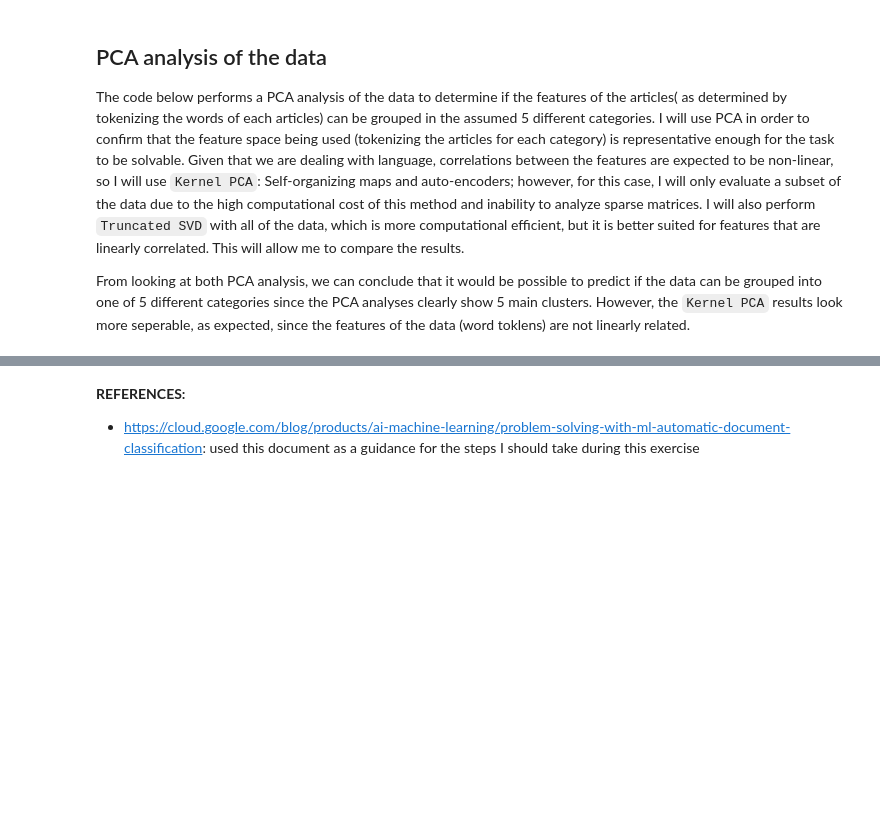
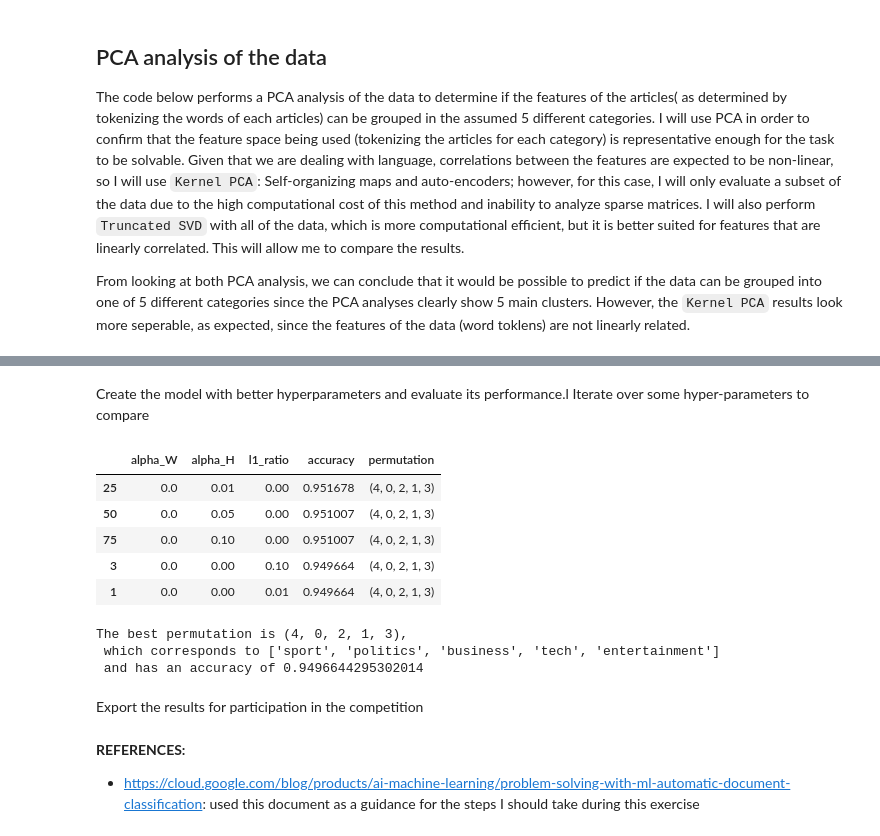
Before and after one commit to Adalberto-Machin/Kaggle_BBC_news_competition, a Jupyter notebook: report.ipynb, the cells around one changed output, grey strips where cells are left out. Cells and saved outputs as stored; diff of their text form; code cells hidden in the pictures; blank space fills up the shorter version.

Commit message:
done with the competition

```diff
--- a/report.ipynb
+++ b/report.ipynb
@@ -308,0 +339,76 @@ example.vectorize_words(example.factorized_train)
+# %% [markdown]
+Create the model with better hyperparameters and evaluate its performance.l Iterate over some hyper-parameters to compare
+# %%
+from sklearn.model_selection import ParameterGrid
+parameter_iter = {'alpha_W':[0.0, 0.01, 0.05, 0.1, 1],
+                  'alpha_H':[0.0, 0.01, 0.05, 0.1, 1],
+                  'l1_ratio':[0.0, 0.01, 0.05, 0.1, 1]}
+#create list to store the results
+results = []
+# do the hyperparameter iteration
+for params in ParameterGrid(parameter_iter):
+      # run the model with default parameters
+      W,H = article_model.NMF_execute(article_model.word_model_sparse,
+                                    alpha_W=params['alpha_W'], alpha_H=params['alpha_H'], l1_ratio=params['l1_ratio'], max_iter=500)
+
+      # get the predicted category for each article
+      predicted_topics = W.argmax(axis=1)
+
+      # determine what the model's assumed position actually maps to the actual categories
+      # and calculate its accuracy
+      perm, acc = article_model.label_permute_compare(article_model.data_train, predicted_topics)
+      results.append({
+            'alpha_W': params['alpha_W'],
+            'alpha_H': params['alpha_H'],
+            'l1_ratio': params['l1_ratio'],
+            'accuracy': acc,
+            'permutation': perm
+            })
+
+# Create a dataframe that summarizes the results
+results_summary = pd.DataFrame(results).sort_values(by='accuracy', ascending=False)
+results_summary.head()
+# %% [output]
+|  | alpha_W | alpha_H | l1_ratio | accuracy | permutation |
+| 25 | 0.0 | 0.01 | 0.00 | 0.951678 | (4, 0, 2, 1, 3) |
+| 50 | 0.0 | 0.05 | 0.00 | 0.951007 | (4, 0, 2, 1, 3) |
+| 75 | 0.0 | 0.10 | 0.00 | 0.951007 | (4, 0, 2, 1, 3) |
+| 3 | 0.0 | 0.00 | 0.10 | 0.949664 | (4, 0, 2, 1, 3) |
+| 1 | 0.0 | 0.00 | 0.01 | 0.949664 | (4, 0, 2, 1, 3) |
+# %%
+# use the top parameters to do the same with test data and evaluate performance
+# run the model again with the best parameters
+
+
+W,H = article_model.NMF_execute(article_model.word_model_sparse,
+                                alpha_W=0.0, alpha_H=0.01, l1_ratio=0.00, max_iter=500)
+
+# determine what the model's assumed position actually maps to the actual categories
+# and calculate its accuracy
+perm, acc = article_model.label_permute_compare(article_model.data_train, predicted_topics)
+
+print(f'The best permutation is {perm},\
+      \n which corresponds to {[article_model.category_to_id[it] for it in perm]}\
+      \n and has an accuracy of {acc}')
+
+
+#encode the training labels
+article_model.encode_labels('test')
+
+# resuse the tokenizing of the train data so that matrices match
+article_model.word_tokens = article_model.tokenizer_model.transform(article_model.factorized_test.Text).toarray()
+article_model.word_model_sparse = article_model.tokenizer_model.transform(article_model.factorized_test.Text)
+
+
+# run the model with the test data
+W_test = article_model.model_NMF.transform(article_model.word_model_sparse)
+
+# get the most likely topic and the corresondent actual topic based on the best permutation of the training data
+predicted_topics = W_test.argmax(axis=1)
+true_topic = [perm[topic] for topic in predicted_topics]
+# %% [output]
+The best permutation is (4, 0, 2, 1, 3),
+ which corresponds to ['sport', 'politics', 'business', 'tech', 'entertainment']
+ and has an accuracy of 0.9496644295302014
+# %% [markdown]
+Export the results for participation in the competition
```
Also changed, not shown: parts of 8 cells of this notebook, 2 other files.
